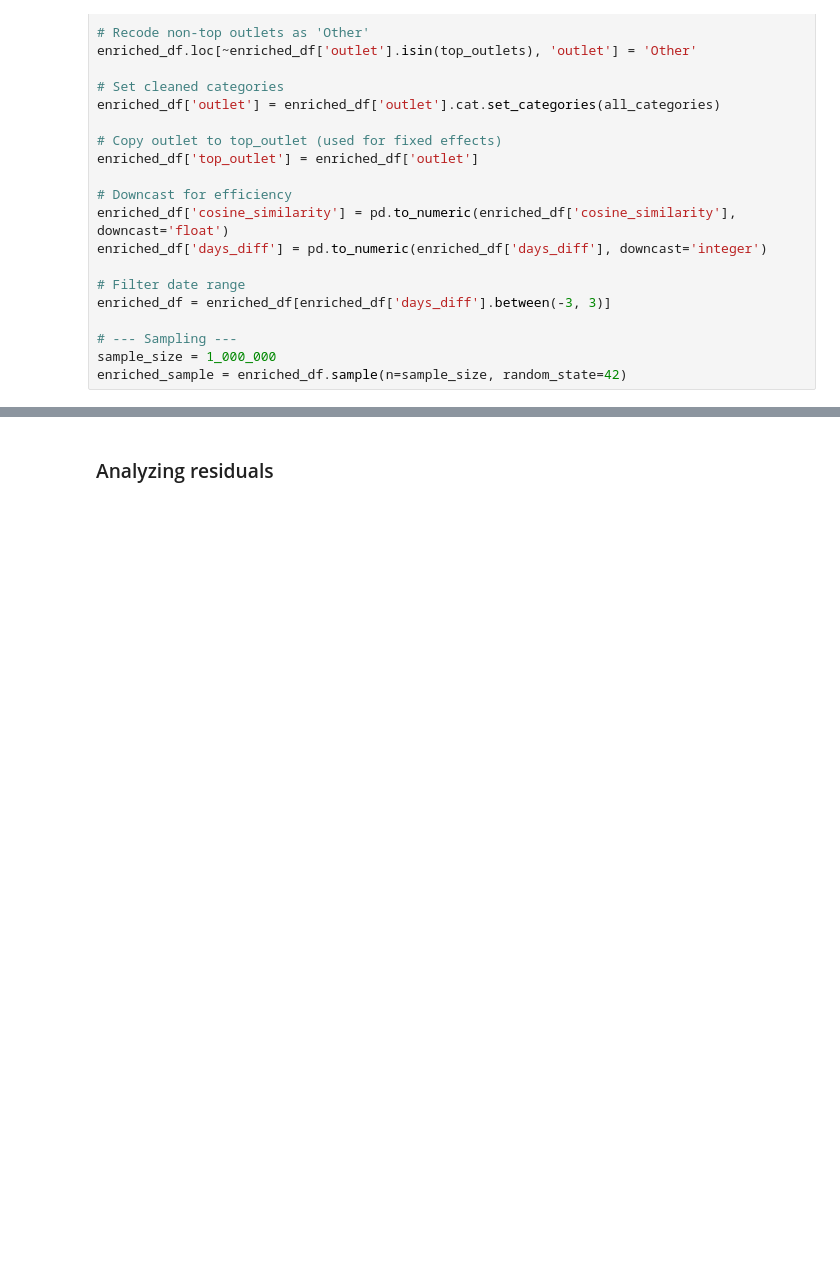
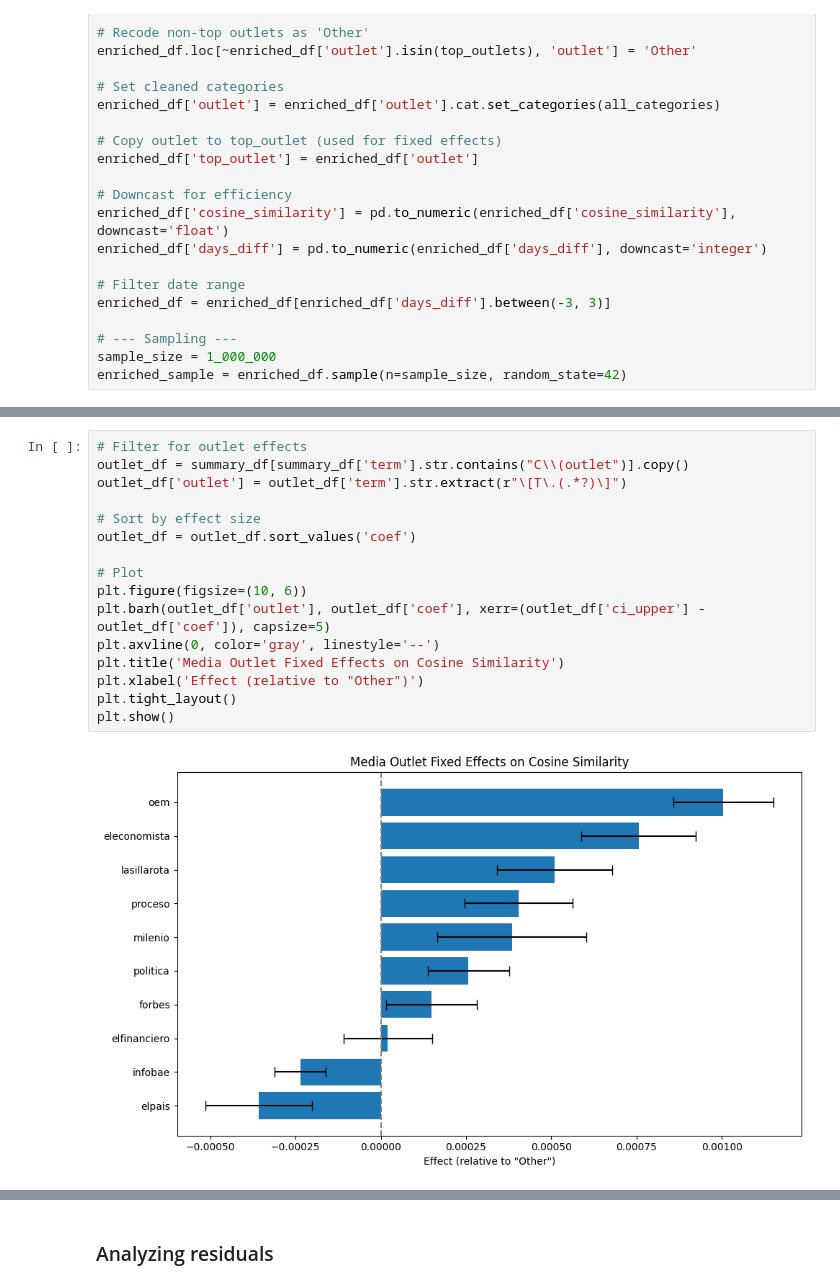
Before and after one commit to lramir14/MDS_thesis, a Jupyter notebook: clean-regressions.ipynb, the cells around one changed output, grey strips where cells are left out. Drawn from its saved outputs; the diff is of its cells as text; blank space fills up the shorter version.

```diff
--- a/clean-regressions.ipynb
+++ b/clean-regressions.ipynb
@@ -606,0 +649,18 @@ strong multicollinearity problems or that the design matrix is singular.
+# %%
+# Filter for outlet effects
+outlet_df = summary_df[summary_df['term'].str.contains("C\\(outlet")].copy()
+outlet_df['outlet'] = outlet_df['term'].str.extract(r"\[T\.(.*?)\]")
+
+# Sort by effect size
+outlet_df = outlet_df.sort_values('coef')
+
+# Plot
+plt.figure(figsize=(10, 6))
+plt.barh(outlet_df['outlet'], outlet_df['coef'], xerr=(outlet_df['ci_upper'] - outlet_df['coef']), capsize=5)
+plt.axvline(0, color='gray', linestyle='--')
+plt.title('Media Outlet Fixed Effects on Cosine Similarity')
+plt.xlabel('Effect (relative to "Other")')
+plt.tight_layout()
+plt.show()
+# %% [output]
+[figure, added]
```
Also changed, not shown: parts of 13 cells of this notebook.
